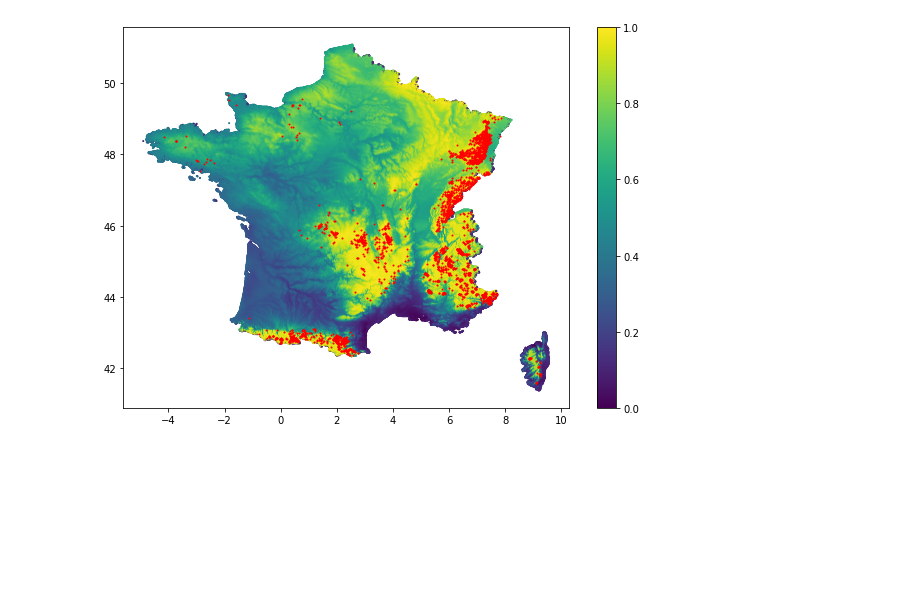
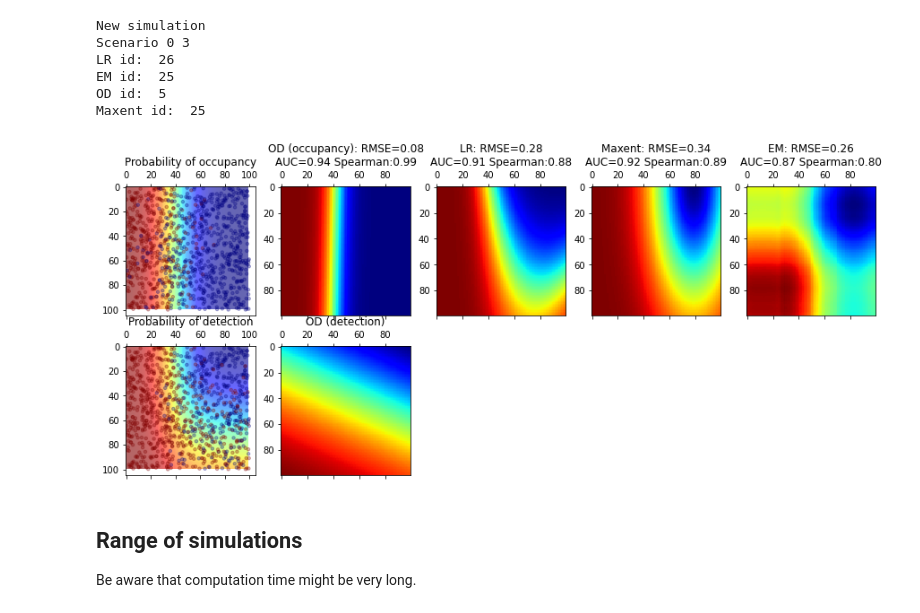
Before and after one commit to XavierMinesParis/SDM, a Jupyter notebook: playground.ipynb, the cells around one changed output. Drawn from its saved outputs; the diff is of its cells as text; code cells hidden in the pictures; blank space fills up the shorter version.

```diff
--- a/playground.ipynb
+++ b/playground.ipynb
@@ -103,8 +7,0 @@ for grid_column, column in zip(grid_columns, columns) :
-# %%
-plt.rcParams['figure.figsize'] = (10, 7)
-plt.scatter(grid['lon'], grid['lat'], c=res, s=1)
-plt.scatter(test_species.locations['lon'], test_species.locations['lat'], c='red', s=1)
-plt.colorbar()
-plt.show()
-# %% [output]
-[figure, removed]
@@ -116,0 +8,18 @@ plt.show()
+# %%
+simul = Simulation(n_train=1000, min_size=1, scenarios =[(0, 3)])
+simul.create_models()
+# %% [output]
+New simulation
+Scenario 0 3
+LR id:  26
+EM id:  25
+OD id:  5
+Maxent id:  25
+# %%
+Visualization.plot_best_models(simul, 0, 3)
+# %% [output]
+[figure, added]
+# %% [markdown]
+## Range of simulations
+
+Be aware that computation time might be very long.
```
Also changed, not shown: parts of 22 cells of this notebook, 11 other files.
